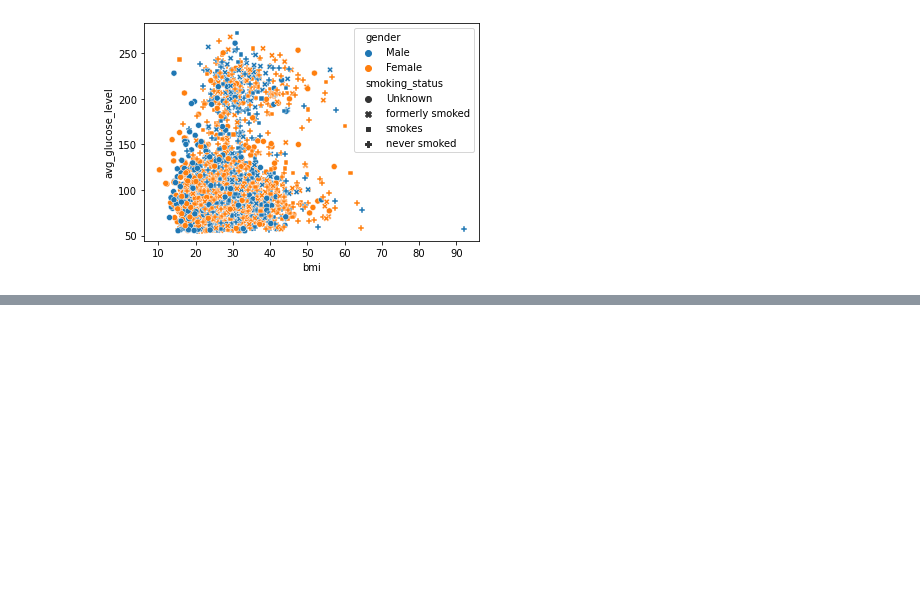
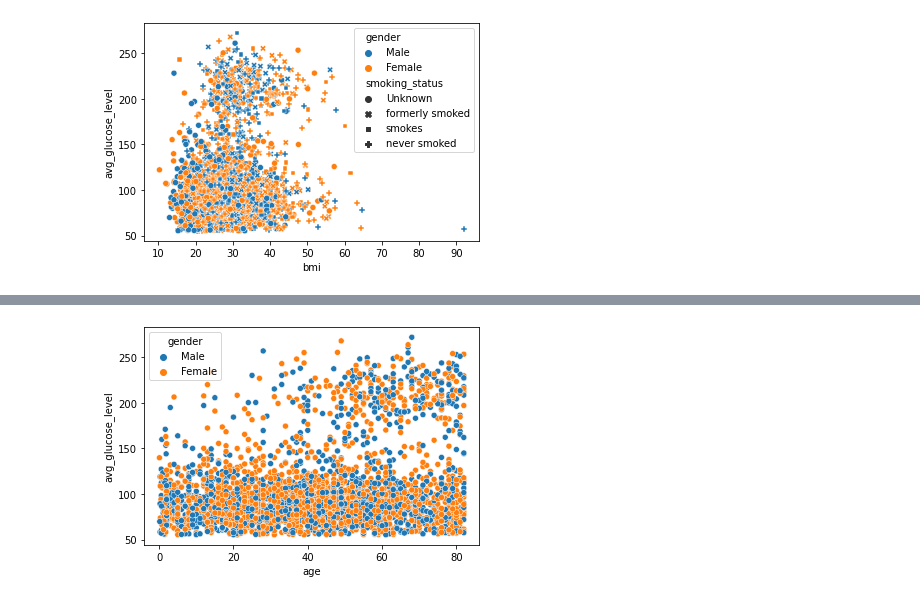
Before and after one commit to stroke-predictors/germain-capstone-stoke-prediction, a Jupyter notebook: explore-Sarah.ipynb, the cells around one changed output, grey strips where cells are left out. Saved outputs shown, nothing was run; the diff lists cells and outputs as text; code cells hidden in the pictures; blank space fills up the shorter version.

```diff
--- a/explore-Sarah.ipynb
+++ b/explore-Sarah.ipynb
@@ -85,0 +92,6 @@ plt.show()
+# %%
+#Multivariate Analysis with 4 variabls
+sns.scatterplot(train["age"], train["avg_glucose_level"], hue=train["gender"])
+plt.show()
+# %% [output]
+[figure, added]
```
Also changed, not shown: parts of 10 cells of this notebook.
